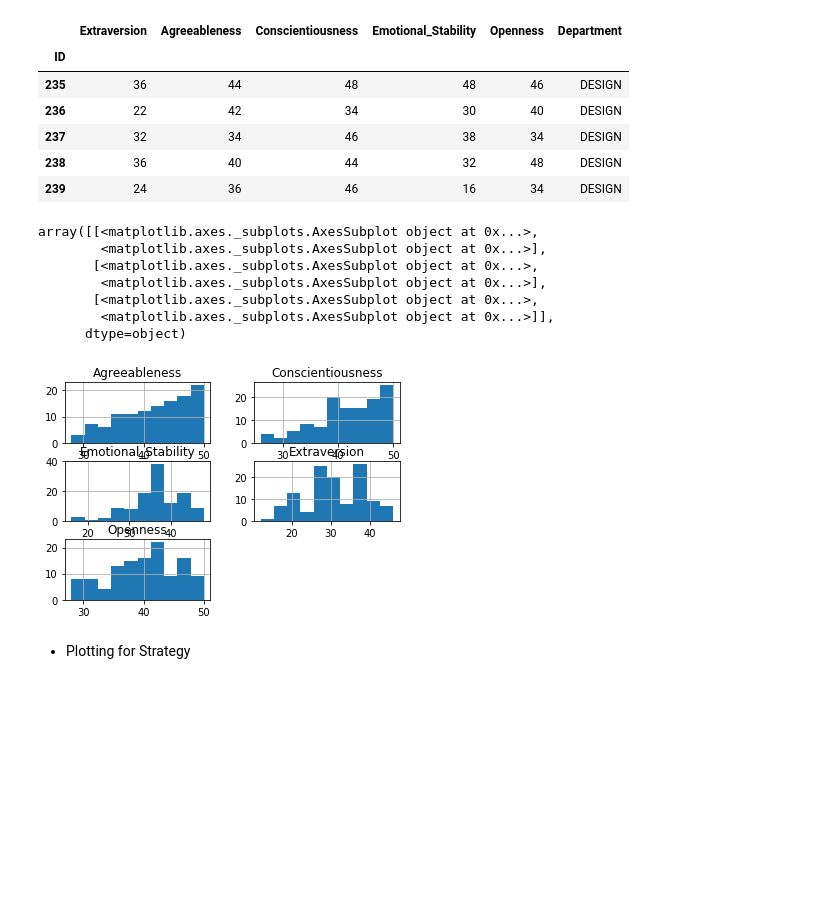
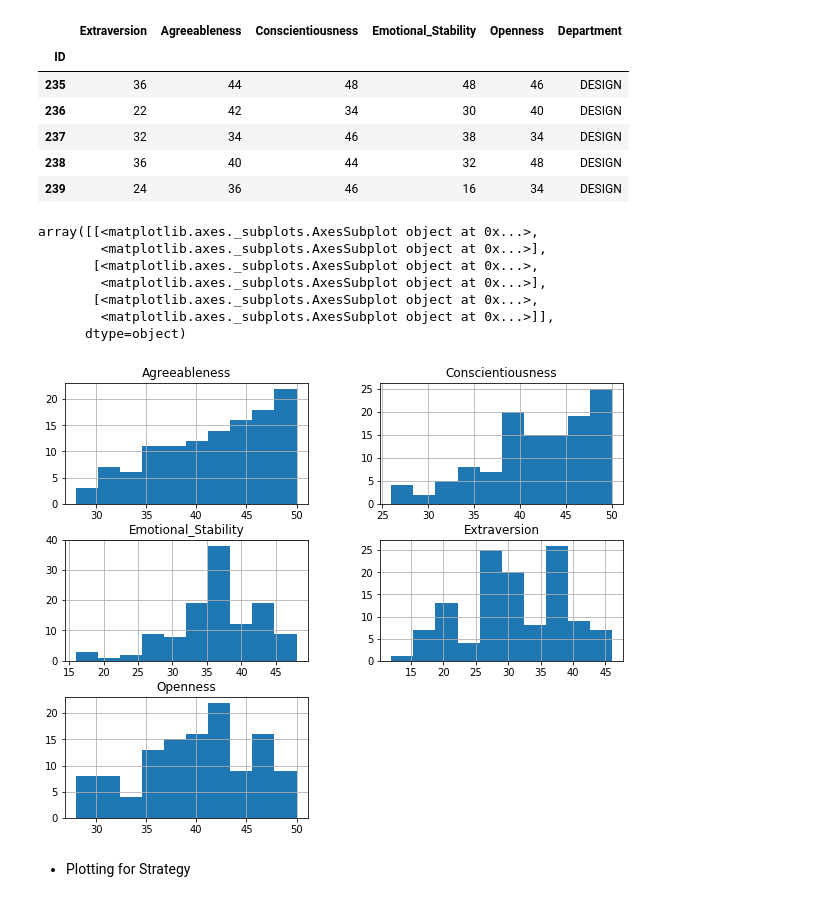
Before and after one commit to Andy-Nkumane/data-wrangling-functional-programming, a Jupyter notebook: Data wrangling - functional programming.ipynb, the cells around one changed output. Saved outputs shown, nothing was run; the diff lists cells and outputs as text; code cells hidden in the pictures; blank space fills up the shorter version.

```diff
--- a/Data wrangling - functional programming.ipynb
+++ b/Data wrangling - functional programming.ipynb
@@ -447,16 +446,16 @@ design.head()
 | 238 | 36 | 40 | 44 | 32 | 48 | DESIGN |
 | 239 | 24 | 36 | 46 | 16 | 34 | DESIGN |
 # %%
-design.hist()
+design.hist(figsize=(10,8))
 # %% [output]
 array([[<matplotlib.axes._subplots.AxesSubplot object at 0x...>,
         <matplotlib.axes._subplots.AxesSubplot object at 0x...>],
        [<matplotlib.axes._subplots.AxesSubplot object at 0x...>,
         <matplotlib.axes._subplots.AxesSubplot object at 0x...>],
        [<matplotlib.axes._subplots.AxesSubplot object at 0x...>,
         <matplotlib.axes._subplots.AxesSubplot object at 0x...>]],
       dtype=object)
-[figure, old version]
+[figure, new version]
 # %% [markdown]
 * Plotting for Strategy
 # %%
```
Also changed, not shown: parts of 4 cells of this notebook.
